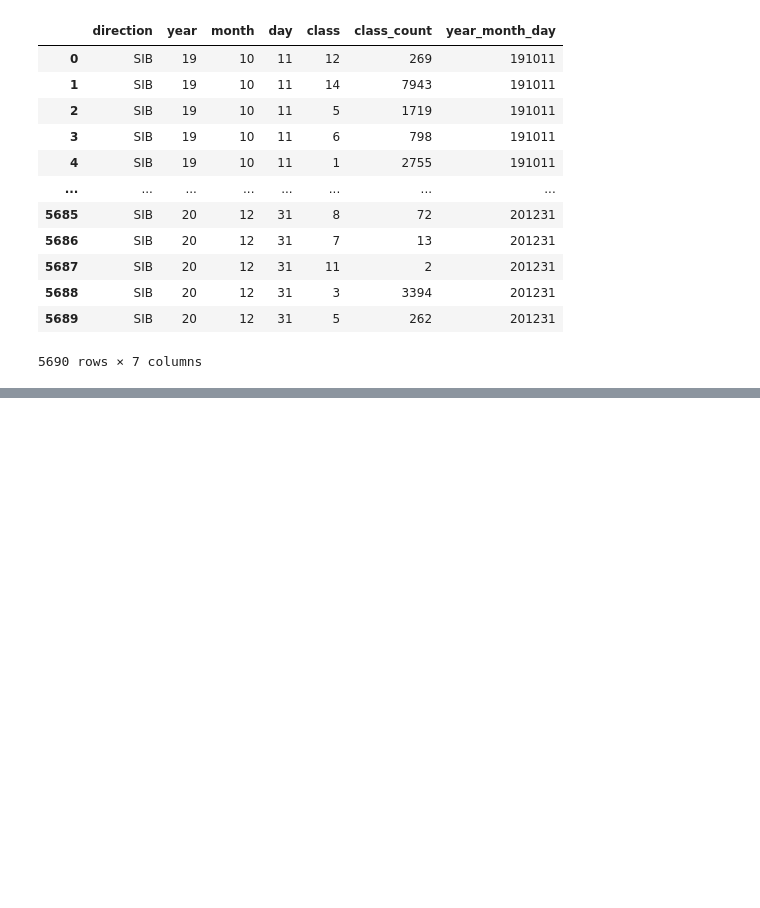
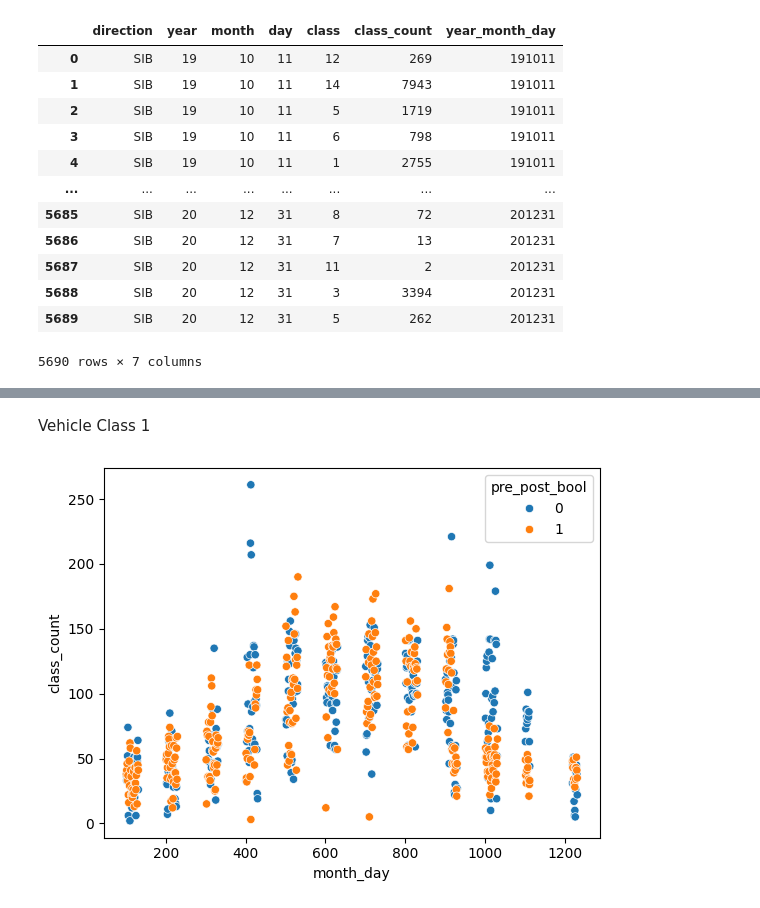
Before and after one commit to rda329/Fall25_Capstone_DSE, a Jupyter notebook: Data_Exploration/DailyVehicleCount.ipynb, the cells around one changed output, grey strips where cells are left out. Drawn from its saved outputs; the diff is of its cells as text; code cells hidden in the pictures; blank space fills up the shorter version.

Commit message:
Update DailyVehicleCount.ipynb
Visualization of 1yr Pre-Post enforcement of WIM

```diff
--- a/Data_Exploration/DailyVehicleCount.ipynb
+++ b/Data_Exploration/DailyVehicleCount.ipynb
@@ -216,0 +243,4 @@ df3.to_csv("./Data/Pre_Post_Enforcement/SIB_pre_enforcement.csv", index=False)
+# %%
+post_df2 = post_df[(post_df["year_month_day"] <= 241112) & (post_df["year_month_day"] >= 231219)] #post_df2 filters for 1 year traffic
+
+post_df2 #Same period as pre-enforcement 1 year later
@@ -216,0 +276,4 @@ df3.to_csv("./Data/Pre_Post_Enforcement/SIB_pre_enforcement.csv", index=False)
+# %%
+pre2_post2_df = pd.concat([pre_df2,post_df2], axis=0)
+
+pre2_post2_df
@@ -216,0 +294,8 @@ df3.to_csv("./Data/Pre_Post_Enforcement/SIB_pre_enforcement.csv", index=False)
+# %%
+#Creating a new date column ignoring year to compare veh. count pre/post the same period in the year
+def create_month_day(row):
+    return int(str(row["year_month_day"])[2:])
+
+pre2_post2_df['month_day'] = pre2_post2_df.apply(create_month_day, axis=1)
+
+pre2_post2_df
@@ -216,0 +316,11 @@ df3.to_csv("./Data/Pre_Post_Enforcement/SIB_pre_enforcement.csv", index=False)
+# %%
+#Creating categorical var. to identify pre-post enforcement date when plotting
+def create_pre_post(row):
+    if row["year_month_day"] > 231113:
+        return 1 #post enforcemenet
+    else:
+        return 0 #pre enforcement
+
+pre2_post2_df['pre_post_bool'] = pre2_post2_df.apply(create_pre_post, axis=1)
+
+pre2_post2_df
@@ -216,0 +344,11 @@ df3.to_csv("./Data/Pre_Post_Enforcement/SIB_pre_enforcement.csv", index=False)
+# %% [markdown]
+Vehicle Class 1
+# %%
+filtered_pre2_post2_df = pre2_post2_df[pre2_post2_df["class"] == 1]
+
+sns.scatterplot(data=filtered_pre2_post2_df, x = "month_day", y = "class_count", hue = "pre_post_bool")
+plt.show()
+
+# 0 pre-enf. 1 post-enf.
+# %% [output]
+[figure, added]
```
Also changed, not shown: parts of 65 cells of this notebook.
